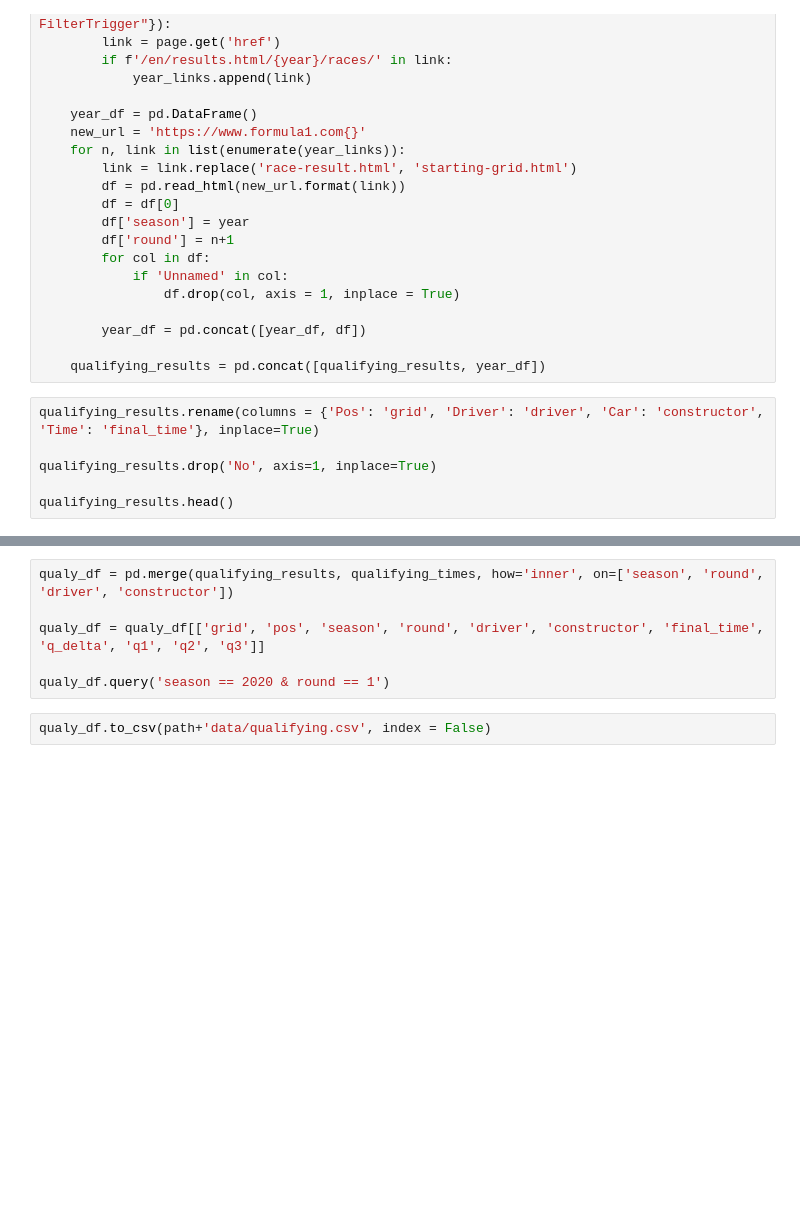
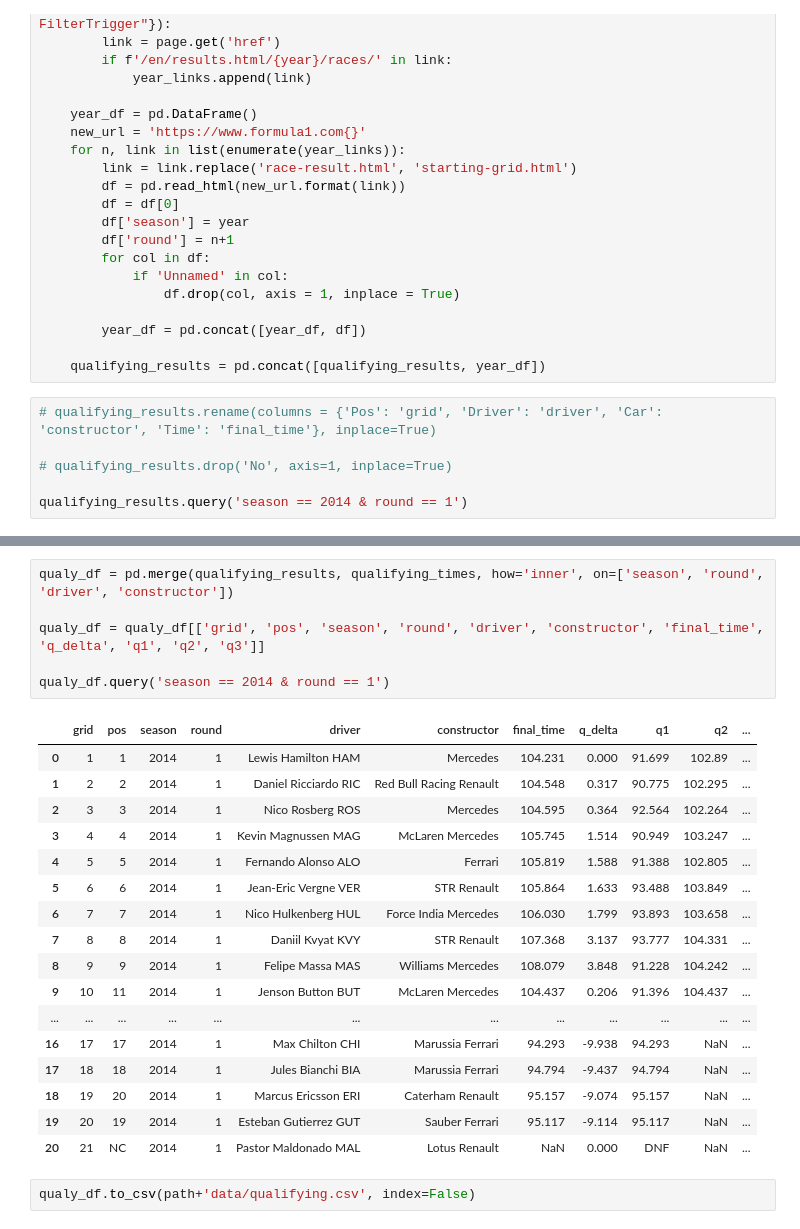
Before and after one commit to ollyjc99/f1-analytics, a Jupyter notebook: data collection/qualifying.ipynb, the cells around one changed output, grey strips where cells are left out. Drawn from its saved outputs; the diff is of its cells as text; blank space fills up the shorter version.

Commit message:
another qualy data collection run to find out why data is missing

```diff
--- a/data collection/qualifying.ipynb
+++ b/data collection/qualifying.ipynb
@@ -95,8 +132,8 @@ for year in years:
 
     qualifying_results = pd.concat([qualifying_results, year_df])
 # %%
-qualifying_results.rename(columns = {'Pos': 'grid', 'Driver': 'driver', 'Car': 'constructor', 'Time': 'final_time'}, inplace=True)
+# qualifying_results.rename(columns = {'Pos': 'grid', 'Driver': 'driver', 'Car': 'constructor', 'Time': 'final_time'}, inplace=True)
 
-qualifying_results.drop('No', axis=1, inplace=True)
+# qualifying_results.drop('No', axis=1, inplace=True)
 
-qualifying_results.head()
+qualifying_results.query('season == 2014 & round == 1')
@@ -117,8 +209,26 @@ qualifying_results.head()
 # %%
 qualy_df = pd.merge(qualifying_results, qualifying_times, how='inner', on=['season', 'round', 'driver', 'constructor'])
 
 qualy_df = qualy_df[['grid', 'pos', 'season', 'round', 'driver', 'constructor', 'final_time', 'q_delta', 'q1', 'q2', 'q3']]
 
-qualy_df.query('season == 2020 & round == 1')
+qualy_df.query('season == 2014 & round == 1')
+# %% [output]
+|  | grid | pos | season | round | driver | constructor | final_time | q_delta | q1 | q2 | ... |
+| 0 | 1 | 1 | 2014 | 1 | Lewis Hamilton HAM | Mercedes | 104.231 | 0.000 | 91.699 | 102.89 | ... |
+| 1 | 2 | 2 | 2014 | 1 | Daniel Ricciardo RIC | Red Bull Racing Renault | 104.548 | 0.317 | 90.775 | 102.295 | ... |
+| 2 | 3 | 3 | 2014 | 1 | Nico Rosberg ROS | Mercedes | 104.595 | 0.364 | 92.564 | 102.264 | ... |
+| 3 | 4 | 4 | 2014 | 1 | Kevin Magnussen MAG | McLaren Mercedes | 105.745 | 1.514 | 90.949 | 103.247 | ... |
+| 4 | 5 | 5 | 2014 | 1 | Fernando Alonso ALO | Ferrari | 105.819 | 1.588 | 91.388 | 102.805 | ... |
+| 5 | 6 | 6 | 2014 | 1 | Jean-Eric Vergne VER | STR Renault | 105.864 | 1.633 | 93.488 | 103.849 | ... |
+| 6 | 7 | 7 | 2014 | 1 | Nico Hulkenberg HUL | Force India Mercedes | 106.030 | 1.799 | 93.893 | 103.658 | ... |
+| 7 | 8 | 8 | 2014 | 1 | Daniil Kvyat KVY | STR Renault | 107.368 | 3.137 | 93.777 | 104.331 | ... |
+| 8 | 9 | 9 | 2014 | 1 | Felipe Massa MAS | Williams Mercedes | 108.079 | 3.848 | 91.228 | 104.242 | ... |
+| 9 | 10 | 11 | 2014 | 1 | Jenson Button BUT | McLaren Mercedes | 104.437 | 0.206 | 91.396 | 104.437 | ... |
+| ... | ... | ... | ... | ... | ... | ... | ... | ... | ... | ... | ... |
+| 16 | 17 | 17 | 2014 | 1 | Max Chilton CHI | Marussia Ferrari | 94.293 | -9.938 | 94.293 | NaN | ... |
+| 17 | 18 | 18 | 2014 | 1 | Jules Bianchi BIA | Marussia Ferrari | 94.794 | -9.437 | 94.794 | NaN | ... |
+| 18 | 19 | 20 | 2014 | 1 | Marcus Ericsson ERI | Caterham Renault | 95.157 | -9.074 | 95.157 | NaN | ... |
+| 19 | 20 | 19 | 2014 | 1 | Esteban Gutierrez GUT | Sauber Ferrari | 95.117 | -9.114 | 95.117 | NaN | ... |
+| 20 | 21 | NC | 2014 | 1 | Pastor Maldonado MAL | Lotus Renault | NaN | 0.000 | DNF | NaN | ... |
 # %%
-qualy_df.to_csv(path+'data/qualifying.csv', index = False)
+qualy_df.to_csv(path+'data/qualifying.csv', index=False)
```
Also changed, not shown: parts of 8 cells of this notebook.
